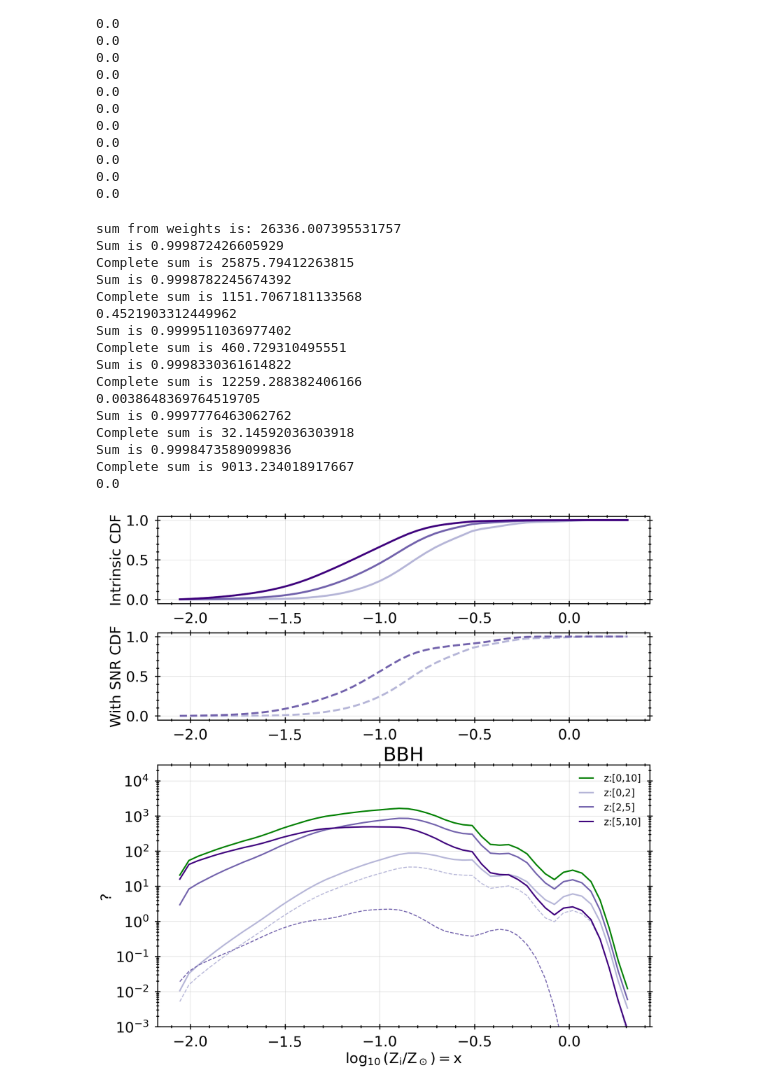
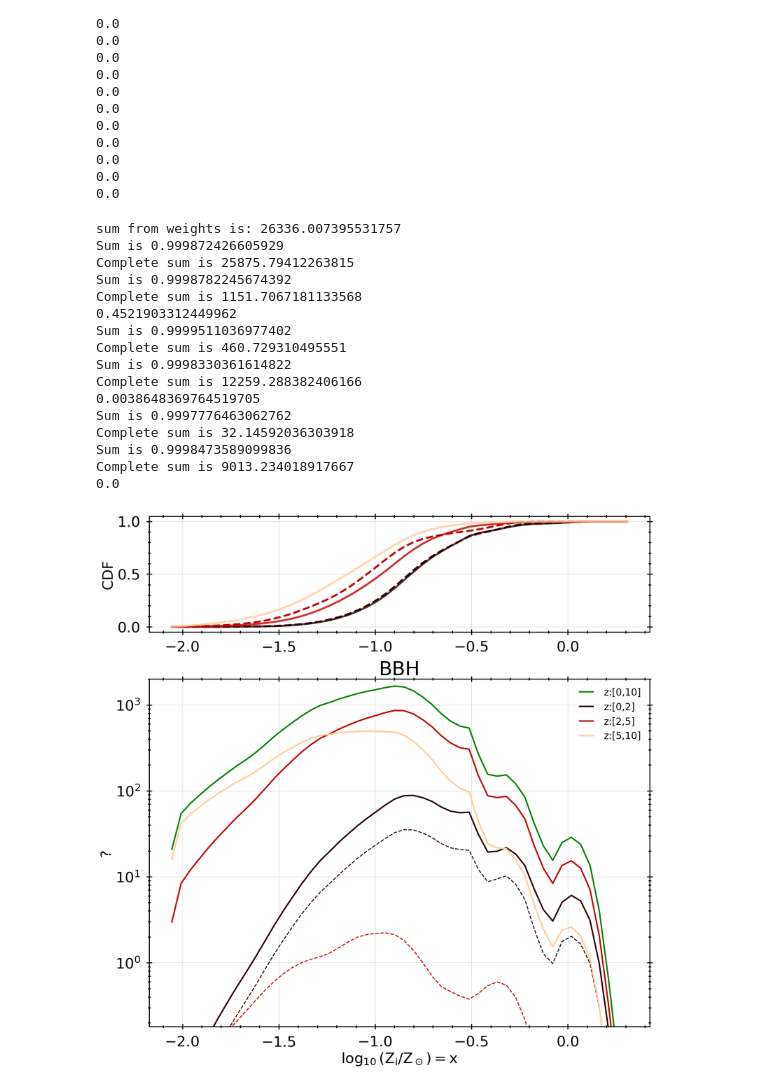
Before and after one commit to stlgolfer/metallicity_mergers, a Jupyter notebook: convolve_test.ipynb, the cells around one changed output. Saved outputs shown, nothing was run; the diff lists cells and outputs as text; code cells hidden in the pictures.

```diff
--- a/convolve_test.ipynb
+++ b/convolve_test.ipynb
@@ -33,7 +33,7 @@ metallicities = fdata["BSE_System_Parameters"]["Metallicity@ZAMS(1)"][()]
 # potentially mask with/without a stable mass transfer or without an envelope
 mixture_weight = fdata["BSE_System_Parameters"]["mixture_weight"][()]
 fdata.close()
-TYPES = 'BBH'
+TYPES = 'BNS'
 fe_binned, fe_bins, compasdata = get_formation_efficiency(filepath, types=TYPES)
 delayTimes = compasdata.delayTimes
 
@@ -810,9 +813,8 @@ form_fig = plt.figure(constrained_layout=True)
 form_ax = form_fig.subplot_mosaic(
     [
         ['Top'],
-        ['SNR'],
         ['Bottom']
-    ], gridspec_kw={'height_ratios': [1,1,3]}
+    ], gridspec_kw={'height_ratios': [1,3]}
 )
 PLOT_Z_LOG = True
 Zm = np.log10(dco_metallicities/0.012) if PLOT_Z_LOG else dco_metallicities/0.012
@@ -872,14 +874,14 @@ def do_metallicity_plot_to_redshift(left, right, color, with_SNR=False, draw_CDF
 
     # cdf_ax = form_ax.twinx()
     if draw_CDF:
-        form_ax['SNR' if with_SNR else 'Top'].plot(dco_met_bins_midpoints, np.cumsum(plot_line/np.sum(plot_line)), label=f'{lab} CDF', linestyle = '--' if with_SNR else 'solid', color=color) #, linewidth=2 if with_SNR else 3
+        form_ax['Top'].plot(dco_met_bins_midpoints, np.cumsum(plot_line/np.sum(plot_line)), label=f'{lab} CDF', linestyle = '--' if with_SNR else 'solid', color=color, alpha=1 if with_SNR else 0.8) #, linewidth=2 if with_SNR else 3
     # cdf_ax.tick_params(axis='y', labelcolor='red')
     # cdf_ax.set_yscale('log')
     # form_ax.axhline(plot_line.max())
 
 print(f'sum from weights is: {np.sum(fiducial_plotting_data['all_weights'])}')
 
-color_bins = plt.cm.Purples(np.linspace(0.4, 1, len(redshift_edges)-1))
+color_bins = plt.cm.gist_heat(np.linspace(0.1, 0.9, len(redshift_edges)-1))
 alt_color_bins = plt.cm.Greens(np.linspace(0.3, 0.9, len(redshift_edges)-1))
 
 do_metallicity_plot_to_redshift(0, 10, 'green')
@@ -889,34 +891,34 @@ for i in range(len(redshift_edges)-1):
     do_metallicity_plot_to_redshift(redshift_edges[i], redshift_edges[i+1], color_bins[i], with_SNR=True, with_label=False, draw_CDF=True)
 
 # do_metallicity_plot_to_redshift(0, 5, 'red')
 # do_metallicity_plot_to_redshift(0, 5, 'green', with_SNR=True)
 
 form_ax['Bottom'].set_xlabel(r'$\log_{10}(Z_i/Z_\odot)=x$' if PLOT_Z_LOG else r'$Z_i/Z_\odot=x$')
 
 # form_ax.set_ylabel(r'$dN(x)*\int_{z_1}^{z_2} dz \frac{dR_m}{dz}$')
 form_ax['Bottom'].set_ylabel('?')
 form_ax['Bottom'].set_yscale('log')
 form_ax['Bottom'].set_title(f'{TYPES}')
-form_ax['Bottom'].set_ylim(1e-3,0)
+form_ax['Bottom'].set_ylim(0.18,2e3)
 form_ax['Bottom'].legend()
-form_ax['Top'].set_ylabel('Intrinsic CDF')
-form_ax['SNR'].set_ylabel('With SNR CDF')
+form_ax['Top'].set_ylabel('CDF')
+# form_ax['SNR'].set_ylabel('With SNR CDF')
 form_fig.show()
 # %% [output]
 sum from weights is: 26336.007395531757
 Sum is 0.999872426605929
 Complete sum is 25875.79412263815
 Sum is 0.9998782245674392
 Complete sum is 1151.7067181133568
 0.4521903312449962
 Sum is 0.9999511036977402
 Complete sum is 460.729310495551
 Sum is 0.9998330361614822
 Complete sum is 12259.288382406166
 0.0038648369764519705
 Sum is 0.9997776463062762
 Complete sum is 32.14592036303918
 Sum is 0.9998473589099836
 Complete sum is 9013.234018917667
 0.0
-[figure, old version]
+[figure, new version]
```
Also changed, not shown: parts of 6 cells of this notebook.
